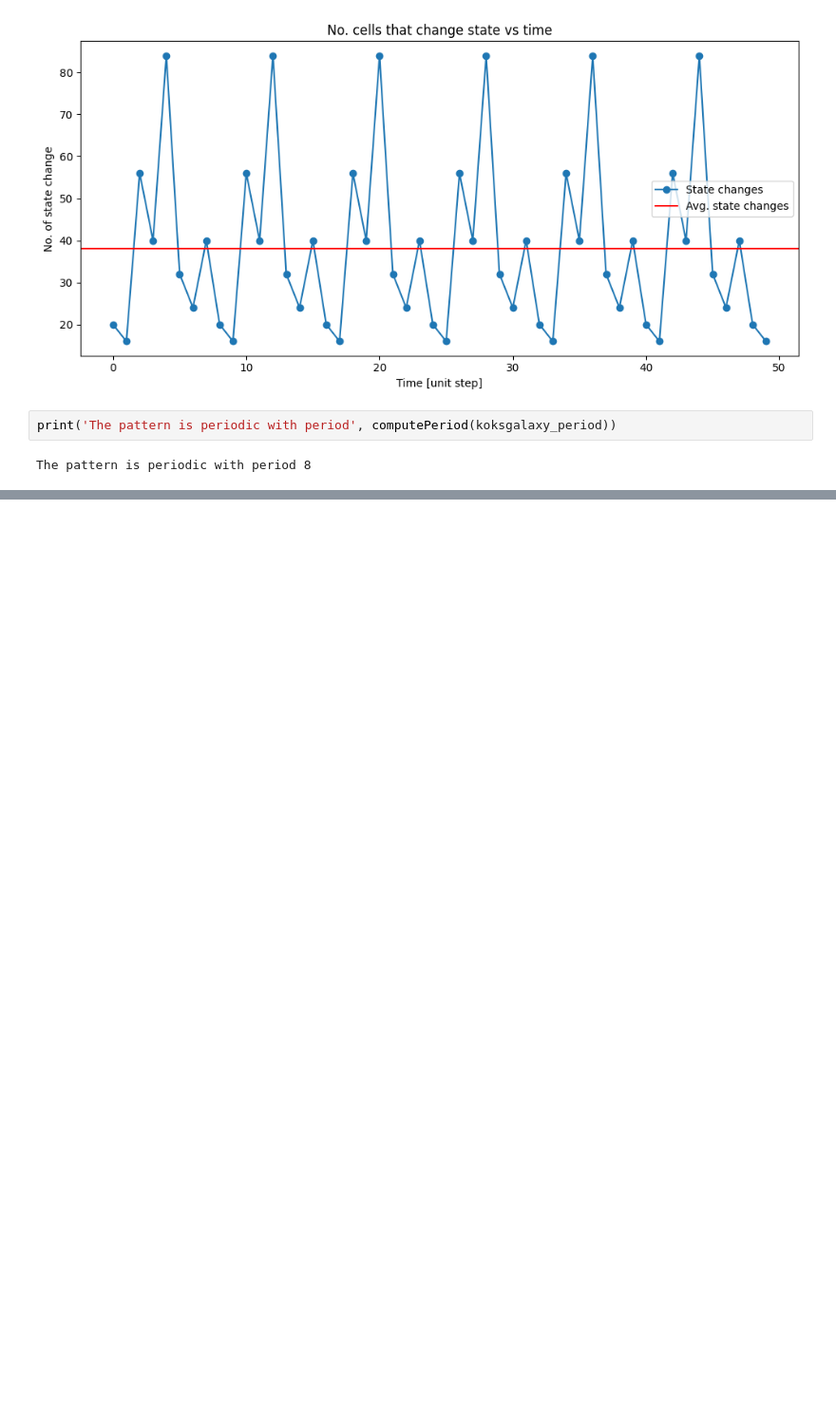
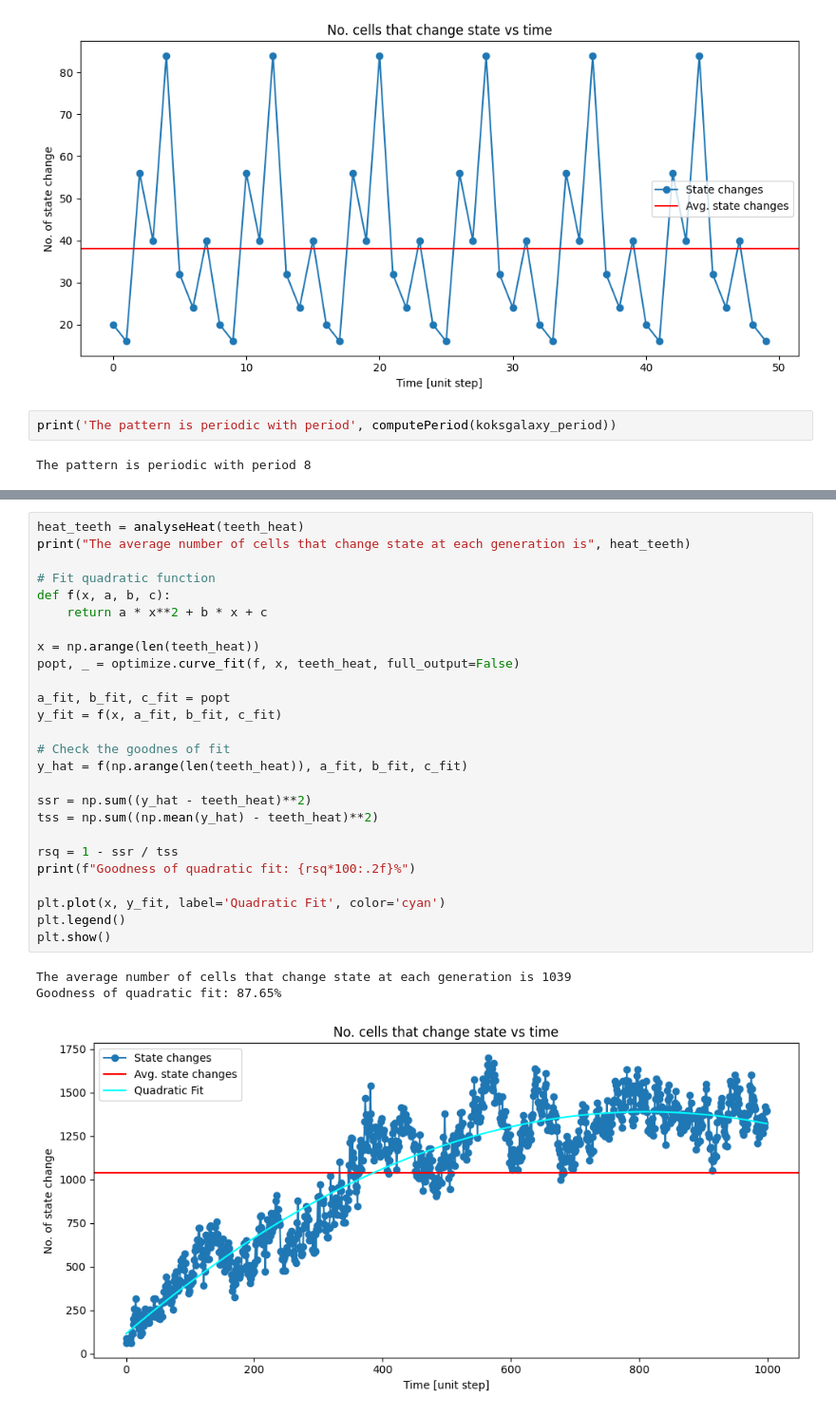
Before and after one commit to ciminoV/SCWP23Project_Group2, a Jupyter notebook: Project.ipynb, the cells around one changed output, grey strips where cells are left out. Shown at 95% size. Saved outputs shown, nothing was run; the diff lists cells and outputs as text; blank space fills up the shorter version.

```diff
--- a/Project.ipynb
+++ b/Project.ipynb
@@ -655,0 +729,30 @@ TODO: find a more big and complex pattern and analyse it. (Look for puffer train
+# %%
+heat_teeth = analyseHeat(teeth_heat)
+print("The average number of cells that change state at each generation is", heat_teeth)
+
+# Fit quadratic function
+def f(x, a, b, c):
+    return a * x**2 + b * x + c
+
+x = np.arange(len(teeth_heat))
+popt, _ = optimize.curve_fit(f, x, teeth_heat, full_output=False)
+
+a_fit, b_fit, c_fit = popt
+y_fit = f(x, a_fit, b_fit, c_fit)
+
+# Check the goodnes of fit
+y_hat = f(np.arange(len(teeth_heat)), a_fit, b_fit, c_fit)
+
+ssr = np.sum((y_hat - teeth_heat)**2)
+tss = np.sum((np.mean(y_hat) - teeth_heat)**2)
+
+rsq = 1 - ssr / tss
+print(f"Goodness of quadratic fit: {rsq*100:.2f}%")
+
+plt.plot(x, y_fit, label='Quadratic Fit', color='cyan')
+plt.legend()
+plt.show()
+# %% [output]
+The average number of cells that change state at each generation is 1039
+Goodness of quadratic fit: 87.65%
+[figure, added]
```
Also changed, not shown: parts of 12 cells of this notebook, 1 other file.
